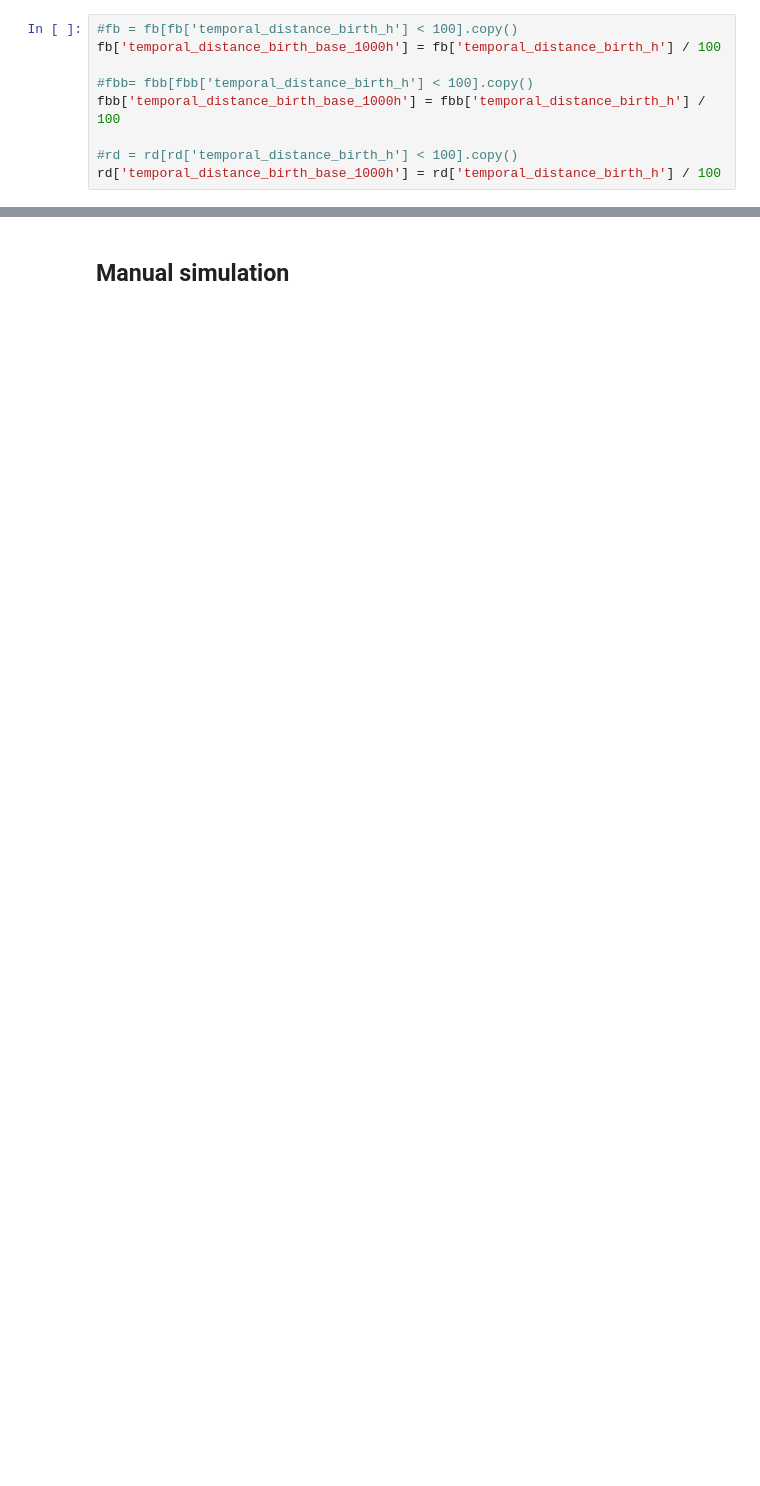
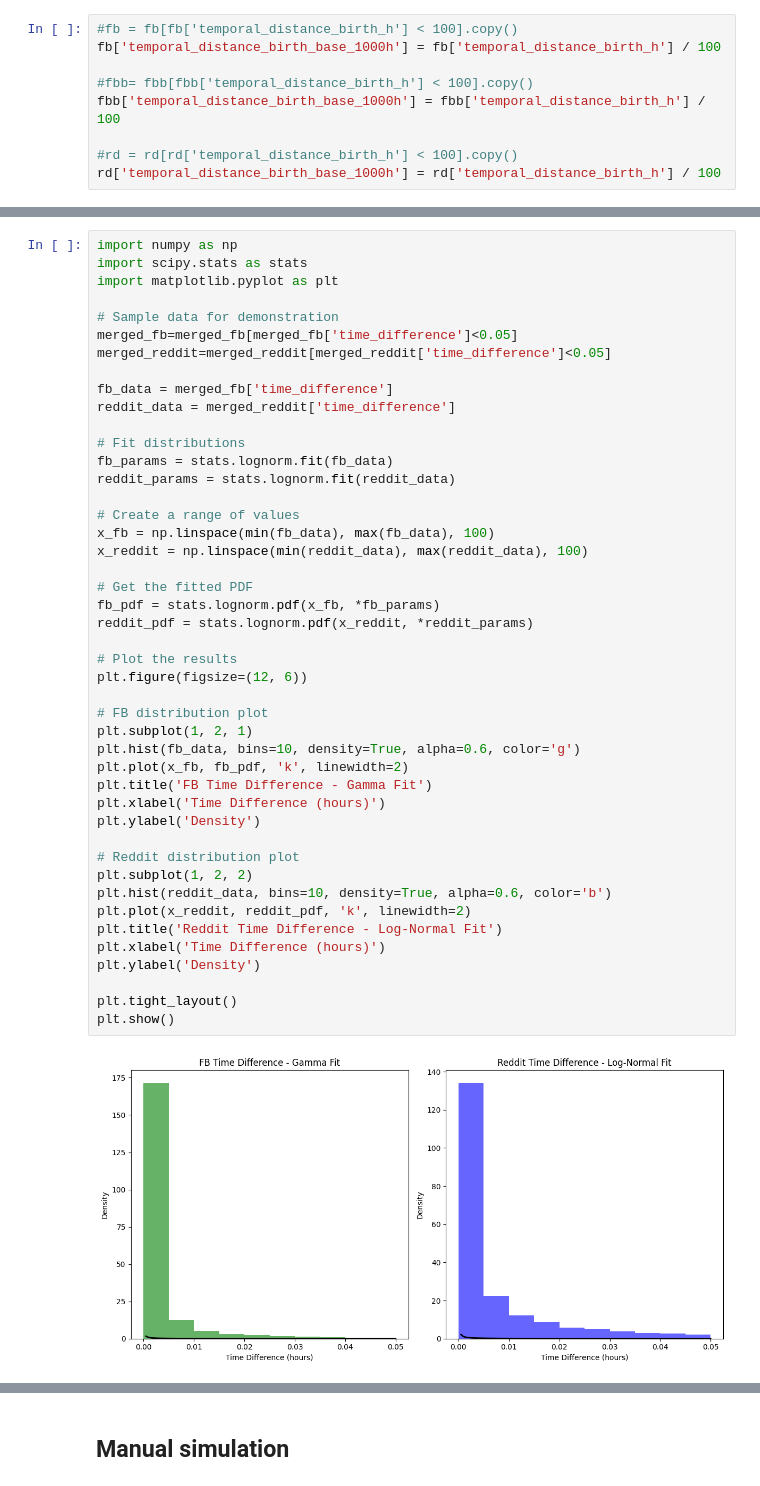
Before and after one commit to jacoponudo/Conversation_dynamics, a Jupyter notebook: src/HWK/Model.ipynb, the cells around one changed output, grey strips where cells are left out. Cells and saved outputs as stored; diff of their text form; blank space fills up the shorter version.

```diff
--- a/src/HWK/Model.ipynb
+++ b/src/HWK/Model.ipynb
@@ -232,0 +326,47 @@ plot_ECDF(df,level=95)
+# %%
+import numpy as np
+import scipy.stats as stats
+import matplotlib.pyplot as plt
+
+# Sample data for demonstration
+merged_fb=merged_fb[merged_fb['time_difference']<0.05]
+merged_reddit=merged_reddit[merged_reddit['time_difference']<0.05]
+
+fb_data = merged_fb['time_difference']
+reddit_data = merged_reddit['time_difference']
+
+# Fit distributions
+fb_params = stats.lognorm.fit(fb_data)
+reddit_params = stats.lognorm.fit(reddit_data)
+
+# Create a range of values
+x_fb = np.linspace(min(fb_data), max(fb_data), 100)
+x_reddit = np.linspace(min(reddit_data), max(reddit_data), 100)
+
+# Get the fitted PDF
+fb_pdf = stats.lognorm.pdf(x_fb, *fb_params)
+reddit_pdf = stats.lognorm.pdf(x_reddit, *reddit_params)
+
+# Plot the results
+plt.figure(figsize=(12, 6))
+
+# FB distribution plot
+plt.subplot(1, 2, 1)
+plt.hist(fb_data, bins=10, density=True, alpha=0.6, color='g')
+plt.plot(x_fb, fb_pdf, 'k', linewidth=2)
+plt.title('FB Time Difference - Gamma Fit')
+plt.xlabel('Time Difference (hours)')
+plt.ylabel('Density')
+
+# Reddit distribution plot
+plt.subplot(1, 2, 2)
+plt.hist(reddit_data, bins=10, density=True, alpha=0.6, color='b')
+plt.plot(x_reddit, reddit_pdf, 'k', linewidth=2)
+plt.title('Reddit Time Difference - Log-Normal Fit')
+plt.xlabel('Time Difference (hours)')
+plt.ylabel('Density')
+
+plt.tight_layout()
+plt.show()
+# %% [output]
+[figure, added]
```
Also changed, not shown: parts of 23 cells of this notebook.
